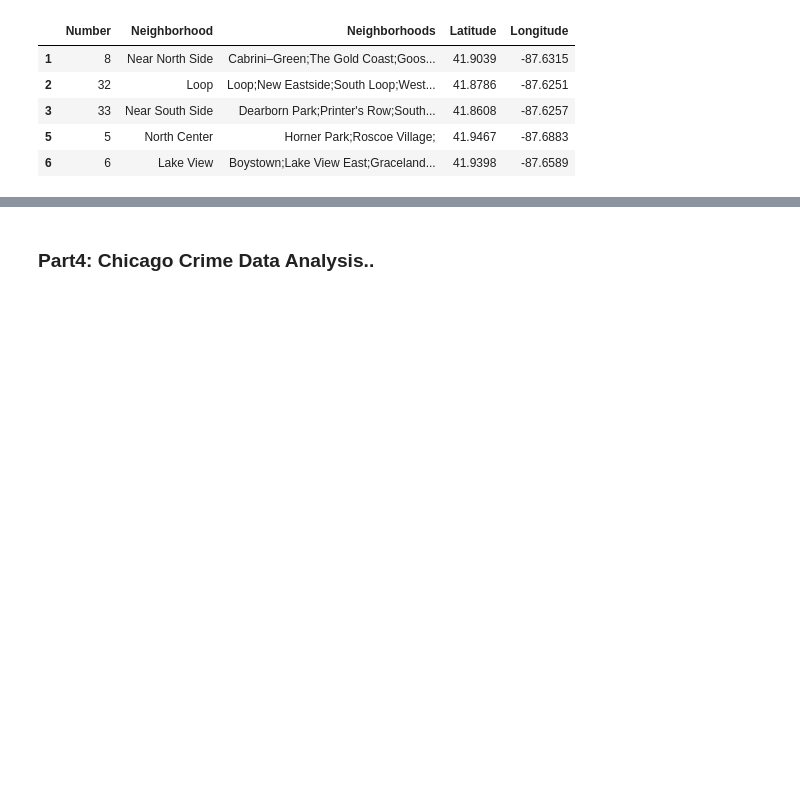
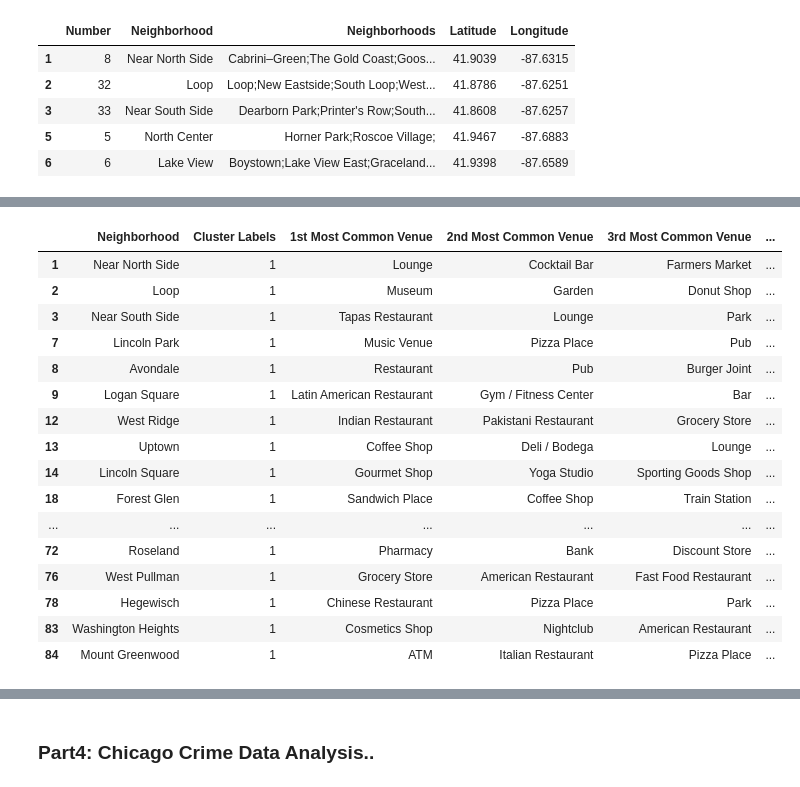
Before and after one commit to Kailas684/Coursera_Capstone_Project, a Jupyter notebook: Chicago_Overview_Data_Soln copy 1.ipynb, the cells around one changed output, grey strips where cells are left out. Saved outputs shown, nothing was run; the diff lists cells and outputs as text; code cells hidden in the pictures; blank space fills up the shorter version.

Commit message:
Published from Watson Studio.

```diff
--- a/Chicago_Overview_Data_Soln copy 1.ipynb
+++ b/Chicago_Overview_Data_Soln copy 1.ipynb
@@ -628,0 +638,4 @@ chicago_cluster.head() # check the last columns!
+# %%
+chicago_cluster = chicago_cluster.dropna(subset=['Cluster Labels']) #drop NaN from cluster label columns
+chicago_cluster['Cluster Labels'] = chicago_cluster['Cluster Labels'].astype(int) #convert float into Int
+chicago_cluster.head()
@@ -628,0 +693,20 @@ chicago_cluster.head() # check the last columns!
+# %%
+chicago_cluster.loc[chicago_cluster['Cluster Labels'] == 1, chicago_cluster.columns[[1] + list(range(5, chicago_cluster.shape[1]))]]
+# %% [output]
+|  | Neighborhood | Cluster Labels | 1st Most Common Venue | 2nd Most Common Venue | 3rd Most Common Venue | ... |
+| 1 | Near North Side | 1 | Lounge | Cocktail Bar | Farmers Market | ... |
+| 2 | Loop | 1 | Museum | Garden | Donut Shop | ... |
+| 3 | Near South Side | 1 | Tapas Restaurant | Lounge | Park | ... |
+| 7 | Lincoln Park | 1 | Music Venue | Pizza Place | Pub | ... |
+| 8 | Avondale | 1 | Restaurant | Pub | Burger Joint | ... |
+| 9 | Logan Square | 1 | Latin American Restaurant | Gym / Fitness Center | Bar | ... |
+| 12 | West Ridge | 1 | Indian Restaurant | Pakistani Restaurant | Grocery Store | ... |
+| 13 | Uptown | 1 | Coffee Shop | Deli / Bodega | Lounge | ... |
+| 14 | Lincoln Square | 1 | Gourmet Shop | Yoga Studio | Sporting Goods Shop | ... |
+| 18 | Forest Glen | 1 | Sandwich Place | Coffee Shop | Train Station | ... |
+| ... | ... | ... | ... | ... | ... | ... |
+| 72 | Roseland | 1 | Pharmacy | Bank | Discount Store | ... |
+| 76 | West Pullman | 1 | Grocery Store | American Restaurant | Fast Food Restaurant | ... |
+| 78 | Hegewisch | 1 | Chinese Restaurant | Pizza Place | Park | ... |
+| 83 | Washington Heights | 1 | Cosmetics Shop | Nightclub | American Restaurant | ... |
+| 84 | Mount Greenwood | 1 | ATM | Italian Restaurant | Pizza Place | ... |
```
Also changed, not shown: parts of 27 cells of this notebook.
